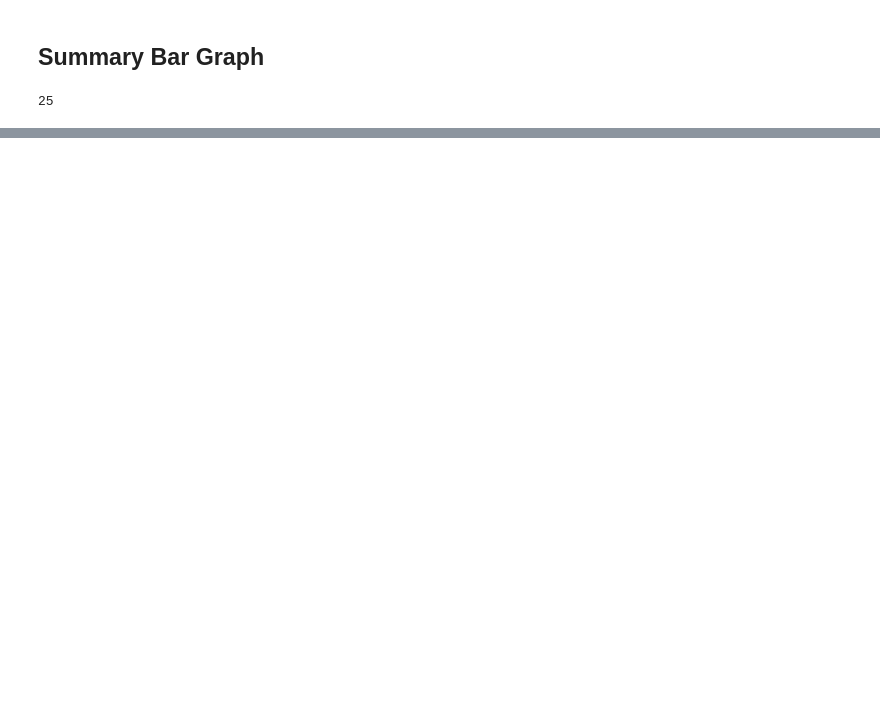
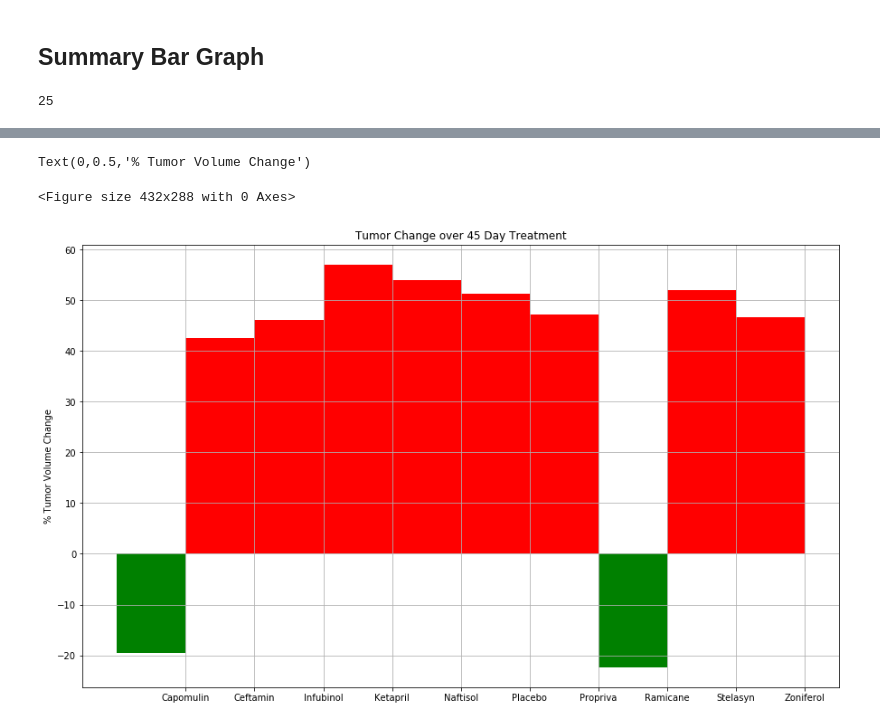
Before and after one commit to cbt8/Matplotlib_homework, a Jupyter notebook: Instructions/Pymaceuticals/pymaceuticals_starter.ipynb, the cells around one changed output, grey strips where cells are left out. Saved outputs shown, nothing was run; the diff lists cells and outputs as text; code cells hidden in the pictures; blank space fills up the shorter version.

```diff
--- a/Instructions/Pymaceuticals/pymaceuticals_starter.ipynb
+++ b/Instructions/Pymaceuticals/pymaceuticals_starter.ipynb
@@ -761,0 +760,73 @@ NameError: name 'fig' is not defined
+# %%
+# Store all Relevant Percent Changes into a Tuple
+
+changelist = []
+for i in range(len(changevol)):
+    changelist.append((changevol['Drug'][i], int(changevol["% Change"][i])))
+
+poslist=[]
+neglist=[]
+
+for i in range(len(changelist)):
+    if changelist[i][1] >0:
+        poslist.append(changelist[i][1])
+
+    else:
+        neglist.append(changelist[i][1])
+
+# Splice the data between passing and failing drugs
+
+
+
+def autolabel(rects):
+    """
+    Attach a text label above each bar displaying its height
+    """
+    for rect in rects:
+        height = rect.get_height()
+        ax.text(rect.get_x() + rect.get_width()/2., 1.05*height,
+                '%d' % int(height),
+                ha='center', va='bottom')
+
+
+
+
+x = len(changelist)
+
+fig = plt.figure()
+#ax = plt.subplot(111)
+
+plt.figure(figsize = (15,9))
+autolabel(plt.bar( changevol['Drug'], changevol['% Change']*100, width=1, color=['g','r','r','r','r','r','r', 'g','r','r']))
+plt.title("Tumor Change over 45 Day Treatment")
+plt.grid(True)
+tick_locations = np.arange(0.5,10.5,1)
+plt.xticks(tick_locations, changevol['Drug'])#, rotation=45)
+plt.ylabel('% Tumor Volume Change')
+
+
+
+
+
+
+#druglist
+# Orient widths. Add labels, tick marks, etc.
+
+
+#plt.bar( druglist, change,color='r', alpha=0.5, align="center")
+
+# Use functions to label the percentages of changes
+
+
+# Call functions to implement the function calls
+
+
+# Save the Figure
+
+
+# Show the Figure
+#fig.show()
+# %% [output]
+Text(0,0.5,'% Tumor Volume Change')
+<Figure size 432x288 with 0 Axes>
+[figure, added]
```
Also changed, not shown: parts of 6 cells of this notebook.
